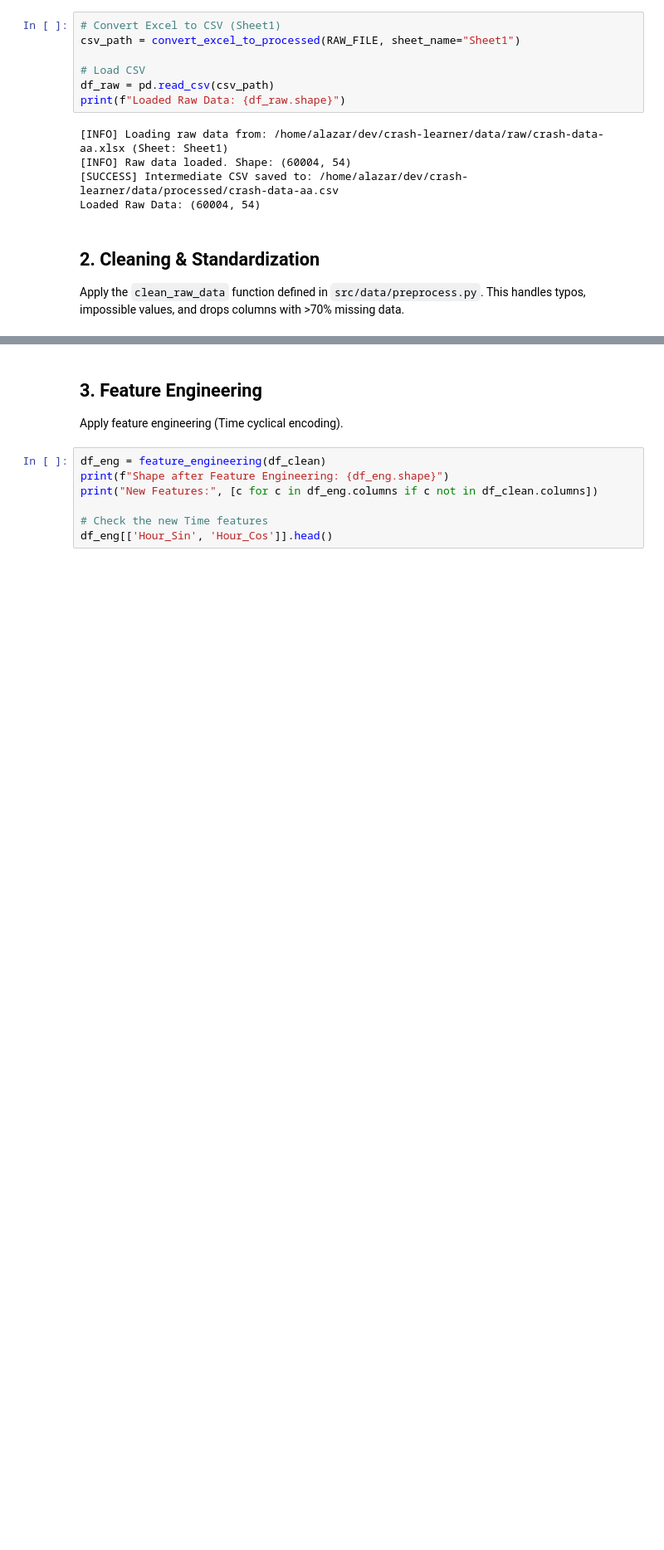
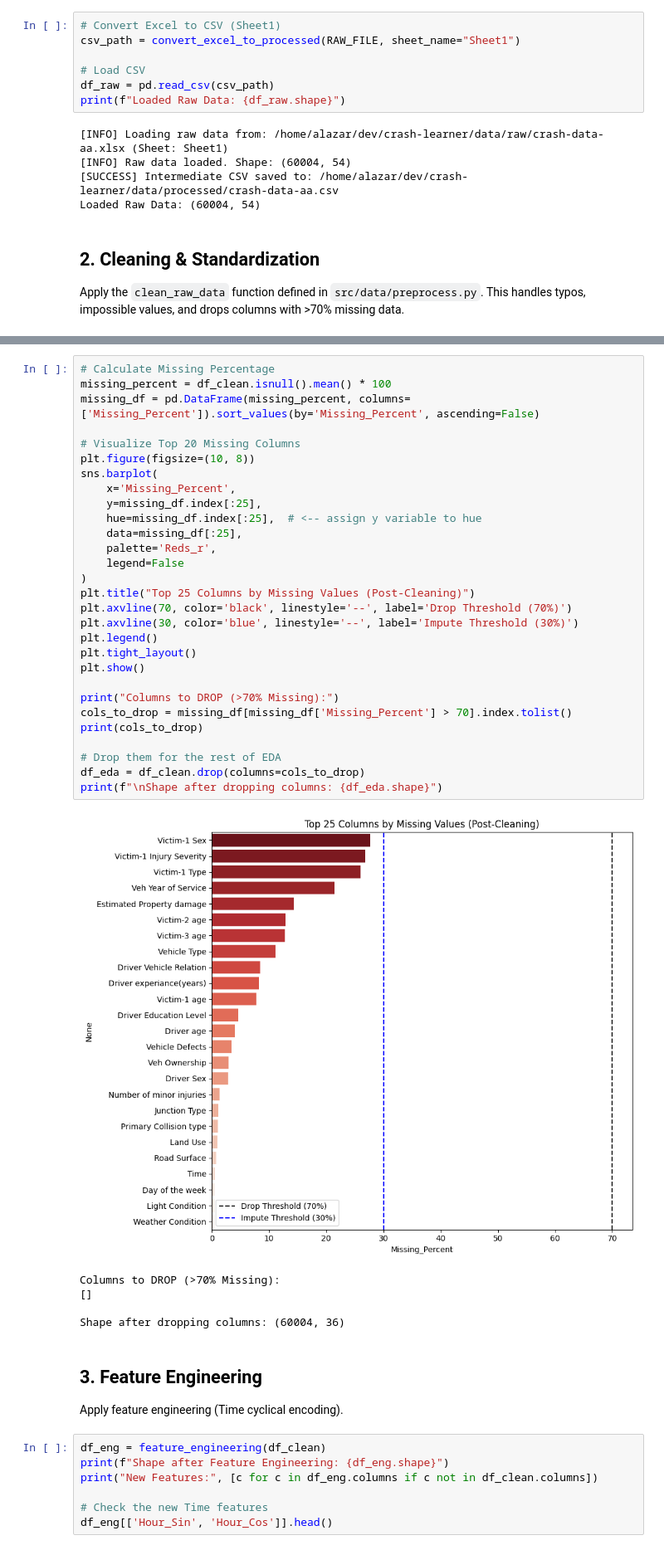
Before and after one commit to termitepreston/crash-learner, a Jupyter notebook: notebooks/02-feature-engineering.ipynb, the cells around one changed output, grey strips where cells are left out. Shown at 83% size. Cells and saved outputs as stored; diff of their text form; blank space fills up the shorter version.

```diff
--- a/notebooks/02-feature-engineering.ipynb
+++ b/notebooks/02-feature-engineering.ipynb
@@ -54,3 +54,38 @@ Shape after cleaning: (60004, 40)
+# %%
+# Calculate Missing Percentage
+missing_percent = df_clean.isnull().mean() * 100
+missing_df = pd.DataFrame(missing_percent, columns=['Missing_Percent']).sort_values(by='Missing_Percent', ascending=False)
+
+# Visualize Top 20 Missing Columns
+plt.figure(figsize=(10, 8))
+sns.barplot(
+    x='Missing_Percent',
+    y=missing_df.index[:25],
+    hue=missing_df.index[:25],  # <-- assign y variable to hue
+    data=missing_df[:25],
+    palette='Reds_r',
+    legend=False
+)
+plt.title("Top 25 Columns by Missing Values (Post-Cleaning)")
+plt.axvline(70, color='black', linestyle='--', label='Drop Threshold (70%)')
+plt.axvline(30, color='blue', linestyle='--', label='Impute Threshold (30%)')
+plt.legend()
+plt.tight_layout()
+plt.show()
+
+print("Columns to DROP (>70% Missing):")
+cols_to_drop = missing_df[missing_df['Missing_Percent'] > 70].index.tolist()
+print(cols_to_drop)
+
+# Drop them for the rest of EDA
+df_eda = df_clean.drop(columns=cols_to_drop)
+print(f"\nShape after dropping columns: {df_eda.shape}")
+# %% [output]
+[figure, added]
+Columns to DROP (>70% Missing):
+[]
+
+Shape after dropping columns: (60004, 36)
 # %% [markdown]
 ## 3. Feature Engineering
 Apply feature engineering (Time cyclical encoding).
```
Also changed, not shown: parts of 3 cells of this notebook, 26 other files.
